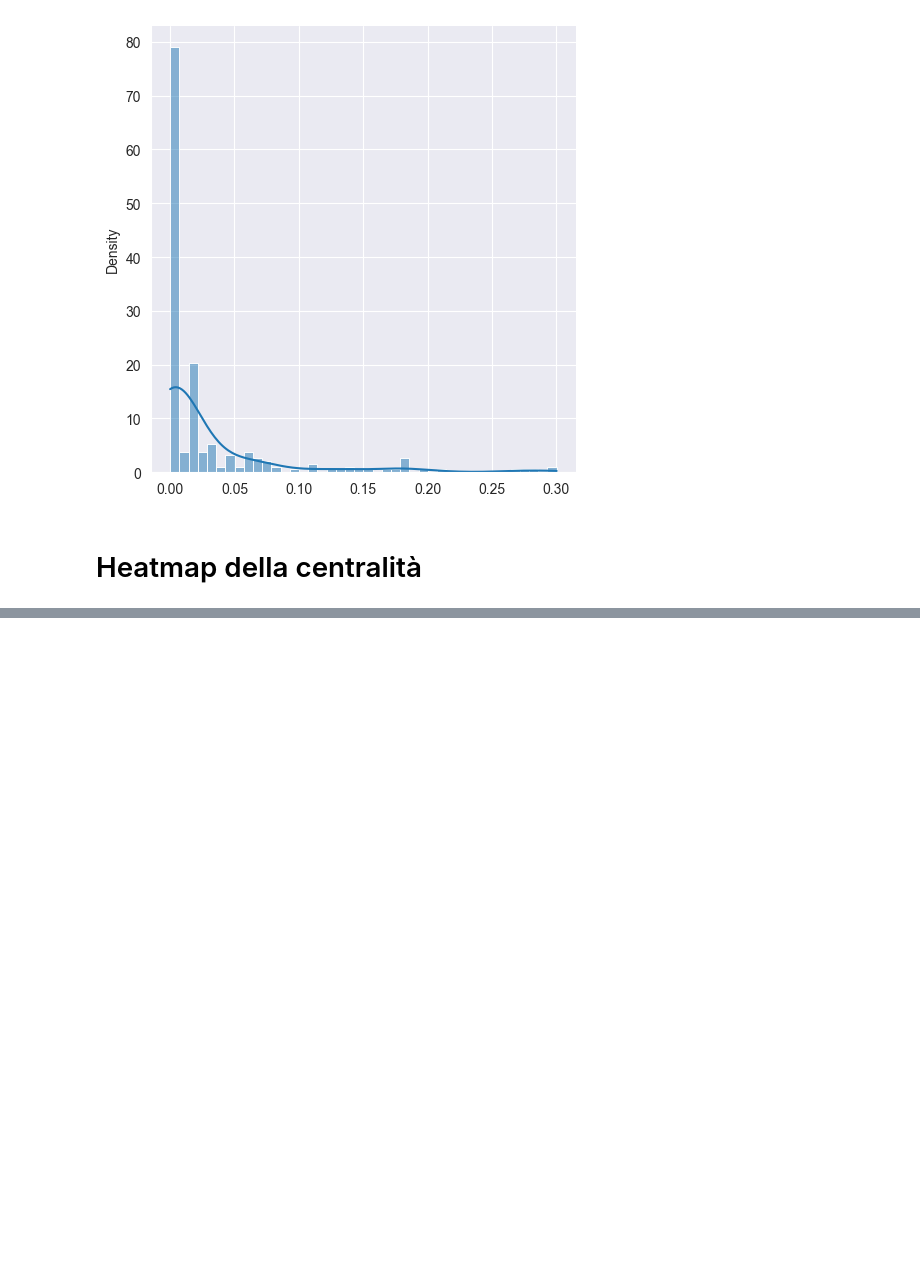
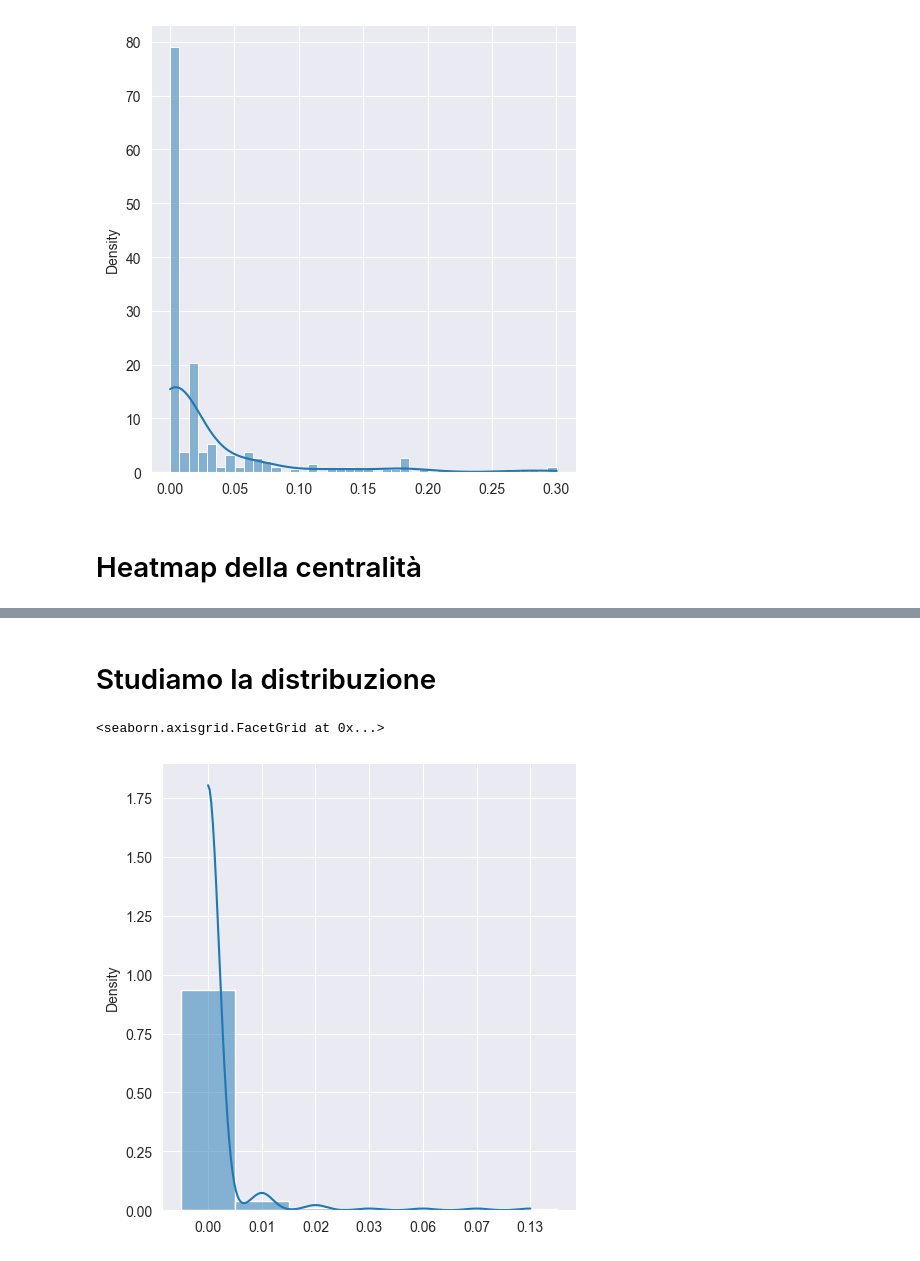
Before and after one commit to ChiaraAmalia/networkxProject, a Jupyter notebook: networkSimo.ipynb, the cells around one changed output, grey strips where cells are left out. Cells and saved outputs as stored; diff of their text form; code cells hidden in the pictures; blank space fills up the shorter version.

```diff
--- a/networkSimo.ipynb
+++ b/networkSimo.ipynb
@@ -167,0 +170,2 @@ draw(graph, pos, e, 'Eigenvector Centrality')
+# %%
+b = nx.betweenness_centrality(graph)
@@ -167,0 +194,10 @@ draw(graph, pos, e, 'Eigenvector Centrality')
+# %% [markdown]
+# Studiamo la distribuzione
+# %%
+sns.set_style("darkgrid")
+test = list(b.values())
+test = list(map(lambda x: format(x,'.2f'), test))
+sns.displot(sorted(test),stat='density',kde=True)
+# %% [output]
+<seaborn.axisgrid.FacetGrid at 0x...>
+[figure, added]
```
Also changed, not shown: parts of 8 cells of this notebook.
